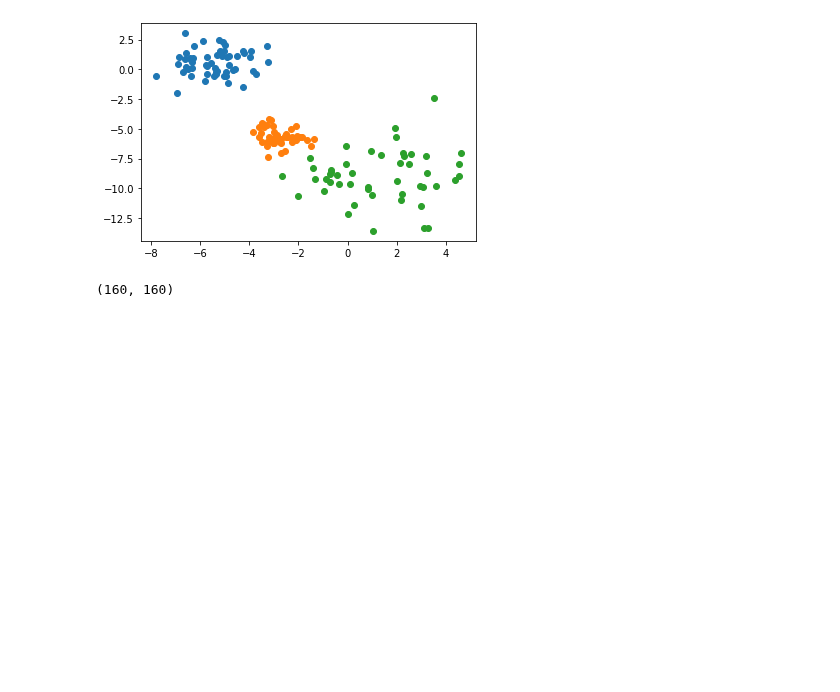
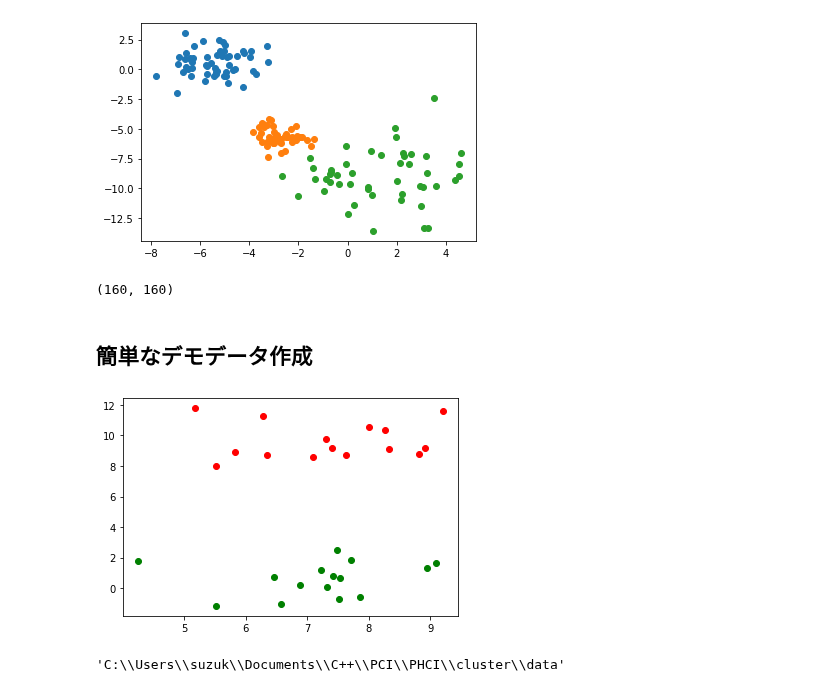
Before and after one commit to takeuchi-lab/Post-Hierarchical-Clustering-Inference, a Jupyter notebook: cluster/data/create_demo_data.ipynb, the cells around one changed output. Cells and saved outputs as stored; diff of their text form; code cells hidden in the pictures; blank space fills up the shorter version.

```diff
--- a/cluster/data/create_demo_data.ipynb
+++ b/cluster/data/create_demo_data.ipynb
@@ -55,3 +55,17 @@ sigma.shape
 (160, 160)
 # %%
 data = pd.read_csv("data.csv", header=None)
+# %% [markdown]
+## 簡単なデモデータ作成
+# %%
+n = 45
+varied = datasets.make_blobs(n_samples=n, cluster_std=[1.0, 1.0, 1.0], random_state=8)
+data = varied[0]
+label = varied[1]
+# %%
+plt.plot(data[:, 0][label==0], data[:, 1][label==0], 'ro')
+plt.plot(data[:, 0][label==1], data[:, 1][label==1], 'go')
+# plt.plot(data[:, 0][label==2], data[:, 1][label==2], 'bo')
+plt.show()
+# %% [output]
+[figure, added]
@@ -57,0 +80,4 @@ data = pd.read_csv("data.csv", header=None)
+# %%
+pwd
+# %% [output]
+'C:\\Users\\suzuk\\Documents\\C++\\PCI\\PHCI\\cluster\\data'
```
Also changed, not shown: parts of 14 cells of this notebook, 25 other files.
